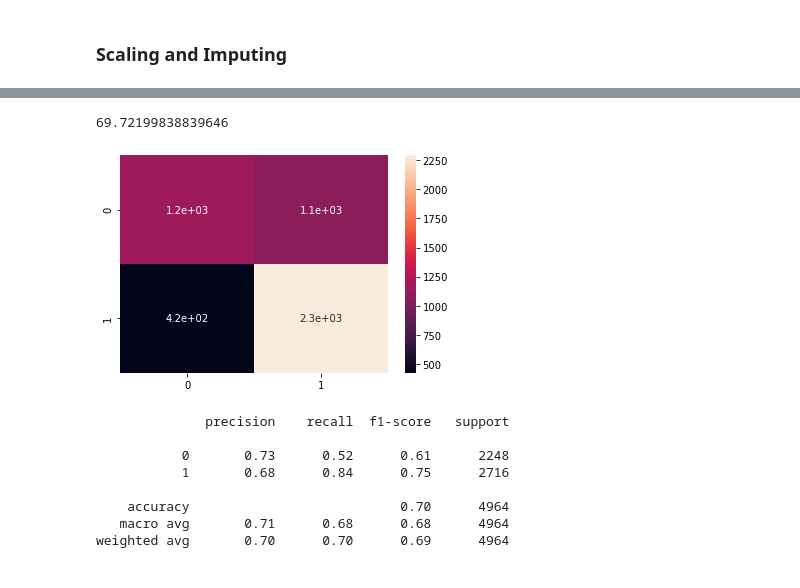
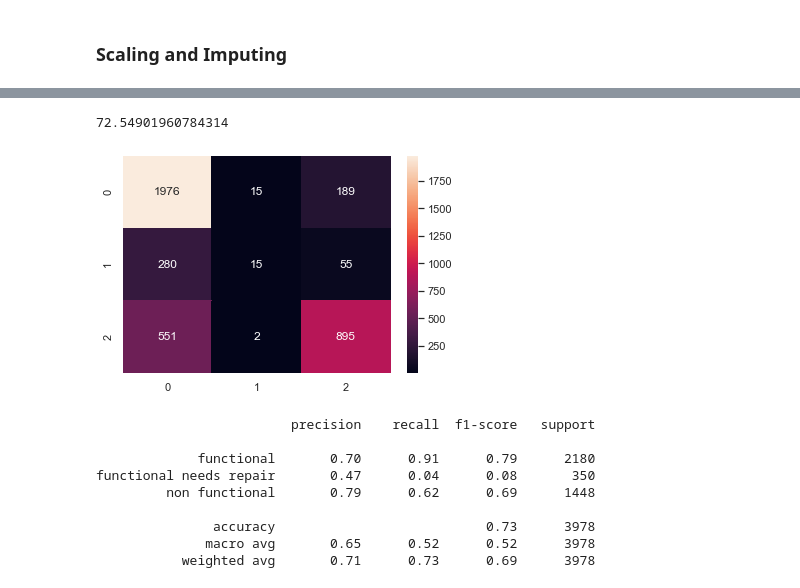
Before and after one commit to MissJJT/dsc-phase-3-project-v3, a Jupyter notebook: student.ipynb, the cells around one changed output, grey strips where cells are left out. Cells and saved outputs as stored; diff of their text form; code cells hidden in the pictures.

```diff
--- a/student.ipynb
+++ b/student.ipynb
@@ -76,7 +72,13 @@ import pandas as pd
 import numpy as np
 import matplotlib.pyplot as plt
 import matplotlib.image as mpimg
+%matplotlib inline
 import seaborn as sns
+sns.set(style="whitegrid")
+import warnings
+warnings.filterwarnings('ignore')
+
+from scipy.stats import loguniform
 
 #Sklearn Modeling
 from sklearn.model_selection import train_test_split
@@ -86,12 +88,14 @@ from sklearn.impute import SimpleImputer
 from sklearn.linear_model import LogisticRegression
 from sklearn.tree import DecisionTreeClassifier
 from sklearn.ensemble import RandomForestClassifier
+from sklearn.feature_selection import RFE, RFECV
 from xgboost import XGBClassifier
 from imblearn.over_sampling import SMOTE,SMOTEN
 from sklearn.model_selection import GridSearchCV, RandomizedSearchCV
 from scipy.stats import randint
 from sklearn.metrics import classification_report, accuracy_score,confusion_matrix, roc_auc_score, roc_curve
 from sklearn.preprocessing import LabelEncoder, OneHotEncoder, StandardScaler, MinMaxScaler
+from sklearn.preprocessing import label_binarize
 # %%
 # Load the datasets
 
@@ -1472,8 +1480,8 @@ DataFrame after dropping rows with 0:
 # %%
 # Concatenate vertically
 
-concat = pd.concat([train_df3, test_df3])
-
+#concat = pd.concat([train_df3, test_df3])
+concat = train_df3
 print("\nVertically Concatenated DataFrame (default behavior):")
 print(concat)
 # %% [output]
@@ -2044,17 +2056,14 @@ See the caveats in the documentation: https://pandas.pydata.org/pandas-docs/stab
 # %%
-# Convert the status_group  to a binary format (1 for functional, 0 otherwise)
-df3['status_group'] = df3['status_group'].apply(lambda x: 1 if x == 'functional' else 0)
+
+#df3['status_group'] = df3['status_group'].apply(lambda x: 1 if x == 'functional' else 0)
 
 # Handle missing values and high cardinality for categorical features
-# We'll use a threshold to group infrequent categories into 'other'
+
 for col in ['installer', 'subvillage', 'scheme_management', 'public_meeting', 'permit']:
     # Replace unkown with mode
     if df3[col].dtype == 'object':
         mode = df3[col].mode()[0]
         df3[col].replace('Unknown', mode, inplace=True)
-
-    # Fill missing values with 'missing'
-    #df3[col].fillna('missing', inplace=True)
 
     # Group infrequent categories into 'other'
     counts = df3[col].value_counts(normalize=True)
@@ -2068,8 +2077,8 @@ for col in ['population', 'construction_year']:
     median= df3[col].median()
     df3[col].replace(0, median, inplace=True)
 
-# Feature Engineering: 'well_age'
-# We'll assume the recording date is from 2013, a common reference point for this dataset
+# Feature Engineering: 'pump_age'
+# Asumption: the recording date is from 2013, a common reference point for this dataset
 df3['date_recorded'] = pd.to_datetime(df3['date_recorded'])
 df3['age'] = df3['date_recorded'].dt.year - df3['construction_year']
 
@@ -2249,4 +2281,4 @@ X_test_processed[numerical_features] = scaler.transform(X_test_processed[numeric
 # %%
-lr =LogisticRegression(max_iter = 1000)
+lr = LogisticRegression(random_state = 42 , multi_class = 'multinomial', max_iter= 1000)
 lr.fit(X_train_processed, y_train)
 # %% [output]
@@ -2258,25 +2290,24 @@ print(f" the model score on training dataset is {lr.score(X_train_processed, y_t
 # %%
-#check prediction and accuracy
-
 y_pred = lr.predict(X_test_processed)
 
 #accuracy
 accuracy_score(y_test, y_pred)*100
 # %% [output]
-69.72199838839646
+72.54901960784314
 # %%
 conf = confusion_matrix(y_test, y_pred)
-sns.heatmap(conf, annot=True);
+sns.heatmap(conf, annot=True, fmt = 'd');
 # %% [output]
-[figure, old version]
+[figure, new version]
 # %%
 print(classification_report(y_test, y_pred))
 # %% [output]
-              precision    recall  f1-score   support
+                         precision    recall  f1-score   support
 
-           0       0.73      0.52      0.61      2248
-           1       0.68      0.84      0.75      2716
+             functional       0.70      0.91      0.79      2180
+functional needs repair       0.47      0.04      0.08       350
+         non functional       0.79      0.62      0.69      1448
 
-    accuracy                           0.70      4964
-   macro avg       0.71      0.68      0.68      4964
-weighted avg       0.70      0.70      0.69      4964
+               accuracy                           0.73      3978
+              macro avg       0.65      0.52      0.52      3978
+           weighted avg       0.71      0.73      0.69      3978
```
Also changed, not shown: parts of 110 cells of this notebook.
